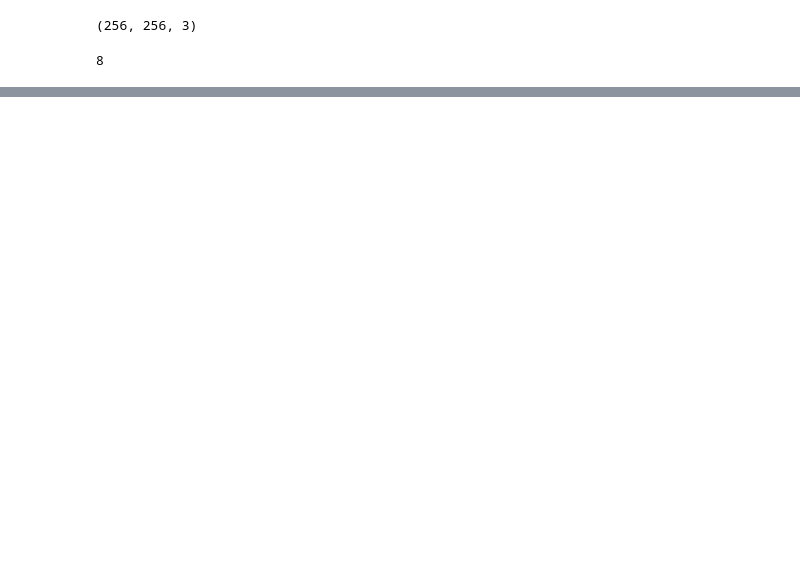
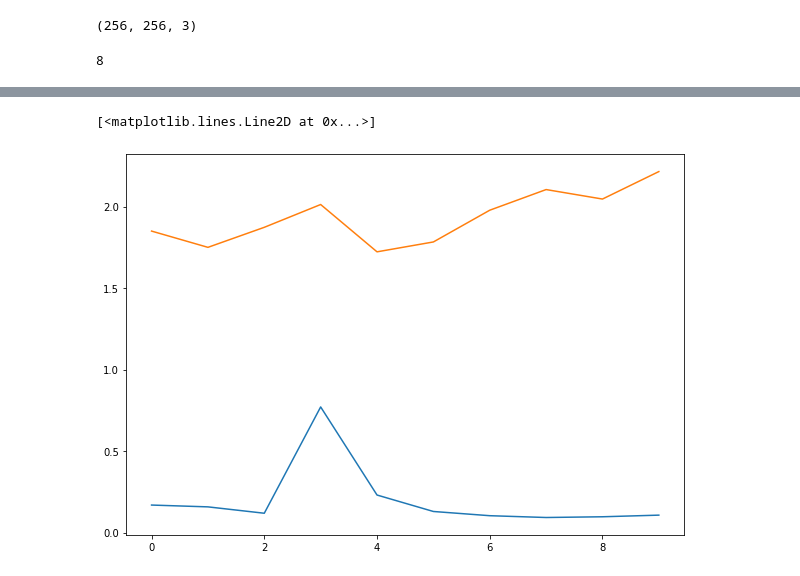
Before and after one commit to Toni2Morales/ClasificadorHojasdeMango, a Jupyter notebook: src/notebooks/notebook.ipynb, the cells around one changed output, grey strips where cells are left out. Saved outputs shown, nothing was run; the diff lists cells and outputs as text; code cells hidden in the pictures; blank space fills up the shorter version.

```diff
--- a/src/notebooks/notebook.ipynb
+++ b/src/notebooks/notebook.ipynb
@@ -87,7 +88,5 @@ modelo2.compile(optimizer = "adam",
                 metrics =["accuracy"])
 # %%
 xtrain, xtest, ytrain, ytest = train_test_split(x, y, test_size = 0.2, shuffle = True, random_state=2)
-# %%
-modelo1.fit(xtrain, ytrain)
-# %%
-modelo2.fit(xtrain, ytrain)
+# %%
+history1 = modelo1.fit(xtrain, np.array(ytrain), epochs = 10, validation_split = 0.15)
@@ -93,0 +114,7 @@ modelo2.fit(xtrain, ytrain)
+# %%
+plt.figure(figsize = (10,7))
+plt.plot(history1.history["loss"])
+plt.plot(history1.history["val_loss"])
+# %% [output]
+[<matplotlib.lines.Line2D at 0x...>]
+[figure, added]
```
Also changed, not shown: parts of 21 cells of this notebook.
